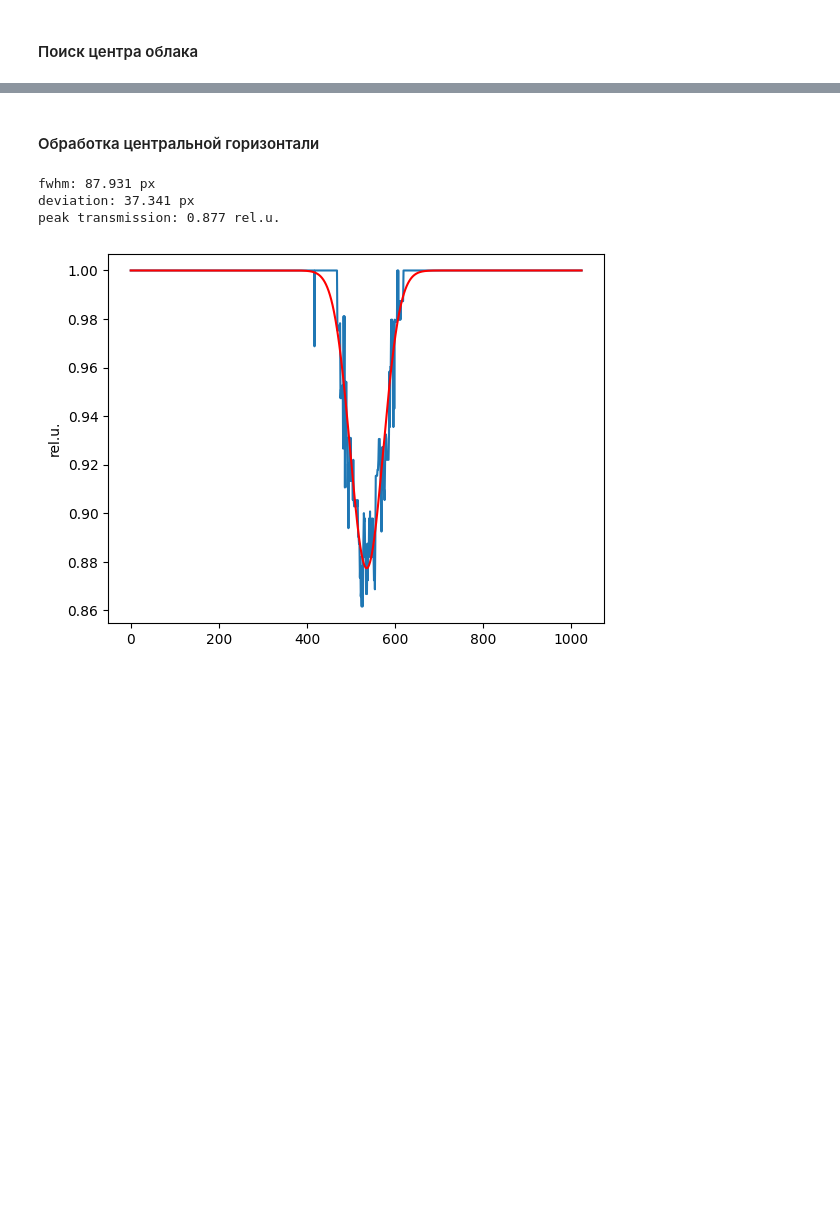
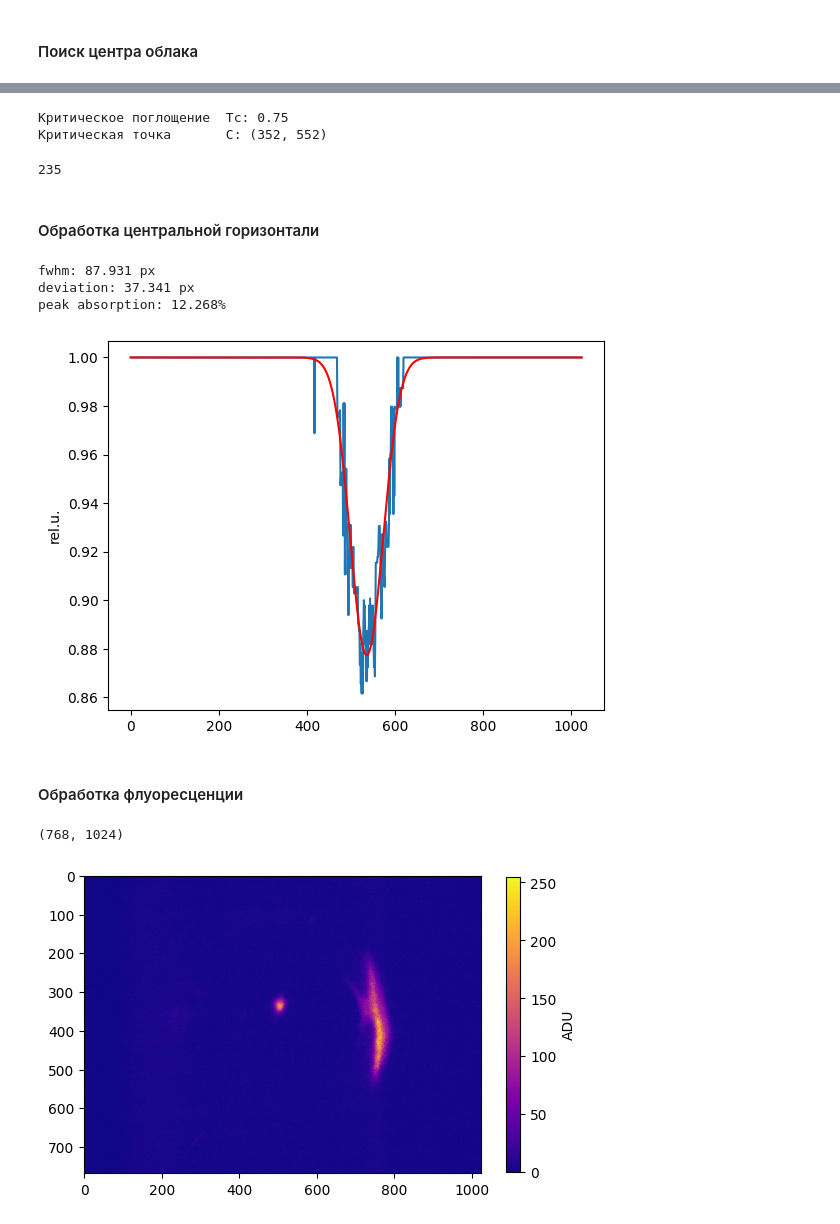
Before and after one commit to chekhyr/AbIm-soft, a Jupyter notebook: AI_Calcium.ipynb, the cells around one changed output, grey strips where cells are left out. Saved outputs shown, nothing was run; the diff lists cells and outputs as text; code cells hidden in the pictures; blank space fills up the shorter version.

Commit message:
AbIm: added filtering and mask processing added calibration by a photo of fluorescence

```diff
--- a/AI_Calcium.ipynb
+++ b/AI_Calcium.ipynb
@@ -111,0 +89,26 @@ C = T[ic, jc]
+# %%
+'''Выделение контура поглощения'''
+binary_uint8 = np.uint8(binary * 255) #требуется для cv2.findContours()
+contours, _ = cv2.findContours(binary_uint8, cv2.RETR_EXTERNAL, cv2.CHAIN_APPROX_SIMPLE)
+assert contours != (), "Err: no contours found"
+
+largest_contour = max(contours, key=cv2.contourArea)
+
+ROI = np.zeros_like(T, dtype=np.uint8)
+cv2.drawContours(ROI, [largest_contour], -1, 255, thickness=cv2.FILLED)
+
+'''Нахождение минимума пропускания в нём'''
+min_val, _, (jc_abs, ic_abs), _ = cv2.minMaxLoc(T, mask=ROI)
+print(f"Критическое поглощение\tTc: {min_val}\nКритическая точка\tC: {(ic_abs, jc_abs)} ")
+# %% [output]
+Критическое поглощение  Tc: 0.75
+Критическая точка       C: (352, 552)
+# %%
+'''Отрисовка полученного контура'''
+output = cv2.cvtColor(T, cv2.COLOR_GRAY2BGR)  # Переводим в цветное для рисования
+cv2.drawContours(output, [largest_contour], -1, (.9, 0, .8), 2)
+cv2.circle(output, (jc_abs, ic_abs), 6, (0, 0, 1), -1)
+cv2.imshow("", output)
+cv2.waitKey(0)
+# %% [output]
+235
@@ -113,29 +118,41 @@ C = T[ic, jc]
 #### Обработка центральной горизонтали
 # %%
 '''Профиль по оси j (для величины w_x)'''
-data = 1-M[ic, :]
+data = 1-M[ic_abs, :]
 arg = np.arange(0, columns, 1)
 plt.plot(arg, 1-data)
 
-#Фитирование
+#Фитирование нормальным распределением
 model = GaussianModel()
-params = gauss.guess(data, x=arg) #затравочные параметры
-out = gauss.fit(data, params, x=arg, calc_covar=False)
+pars = gauss.guess(data, x=arg) #затравочные параметры
+out = gauss.fit(data, pars, x=arg, calc_covar=False)
 #print(out.fit_report())
 
-fwhm_x = out.params['fwhm'].value
-w_x = out.params['sigma'].value
-Peak = 1-max(out.best_fit)
+fwhm_abs = out.params["fwhm"].value
+w_abs = out.params["sigma"].value
+Abs = max(out.best_fit)
 
-print('fwhm:', '%.3f' % fwhm_x, 'px')
-print('deviation:', '%.3f' % w_x, 'px')
-print('peak transmission:', '%.3f' % Peak, 'rel.u.')
+print("fwhm: %.3f px" % fwhm_abs)
+print("deviation: %.3f px" % w_abs)
+print("peak absorption: %.3f%%" % (Abs*100))
 
 plt.ylabel("rel.u.")
-plt.plot(arg, 1-out.best_fit, 'r-')
+plt.plot(arg, 1-out.best_fit, "r-")
 plt.show()
 # %% [output]
 fwhm: 87.931 px
 deviation: 37.341 px
-peak transmission: 0.877 rel.u.
+peak absorption: 12.268%
 [figure]
+# %% [markdown]
+#### Обработка флуоресценции
+# %%
+file_flu = "cld2.tif"
+
+I_fluor = cv2.imread(directory + r"Calibr/" + file_flu, cv2.IMREAD_GRAYSCALE)
+plt.imshow(I_fluor, cmap="plasma")
+plt.colorbar(shrink=.8, label="ADU") #[Analog-to-Digital Units]
+I_fluor.shape
+# %% [output]
+(768, 1024)
+[figure, added]
```
Also changed, not shown: parts of 19 cells of this notebook.
